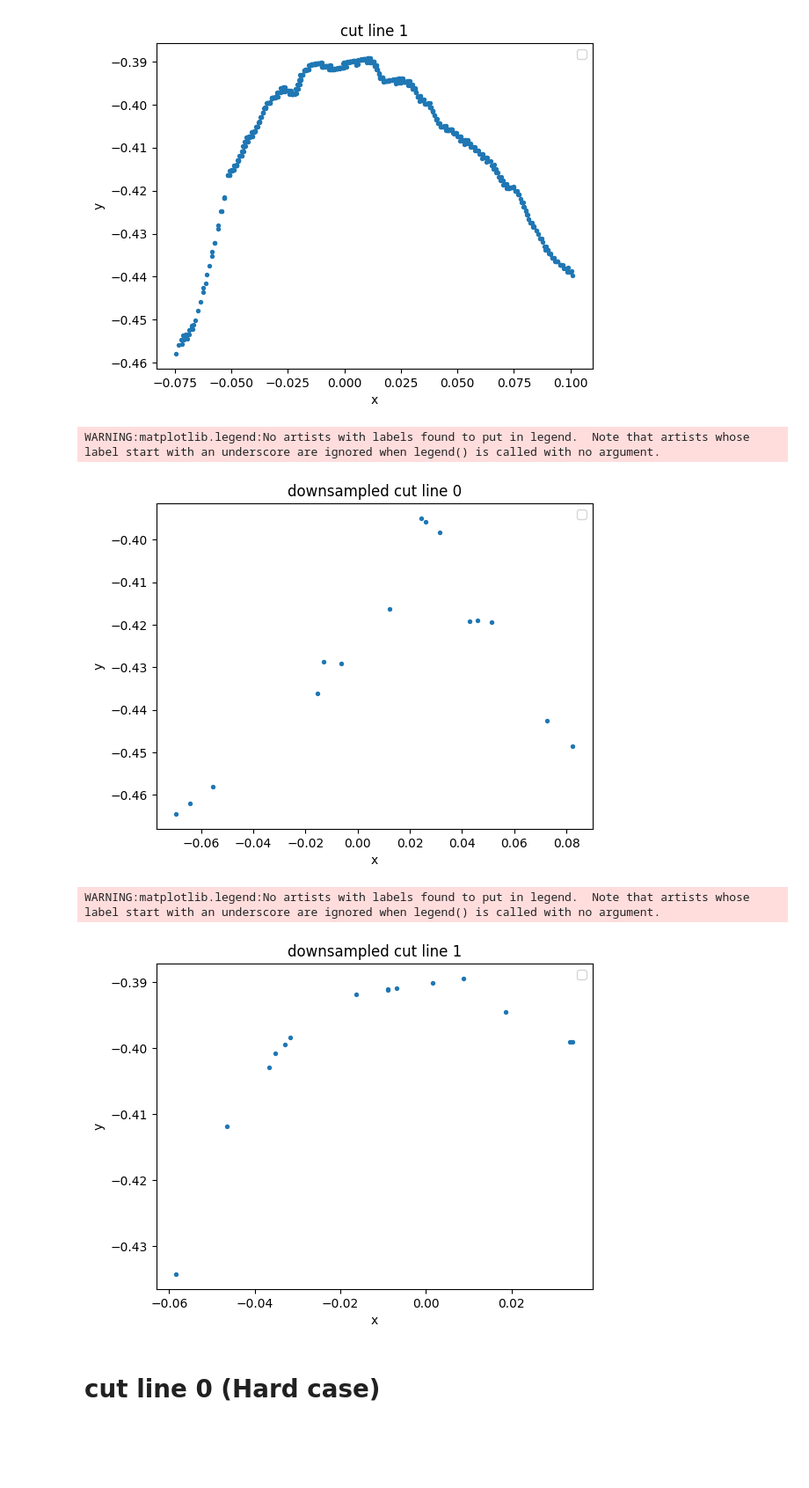
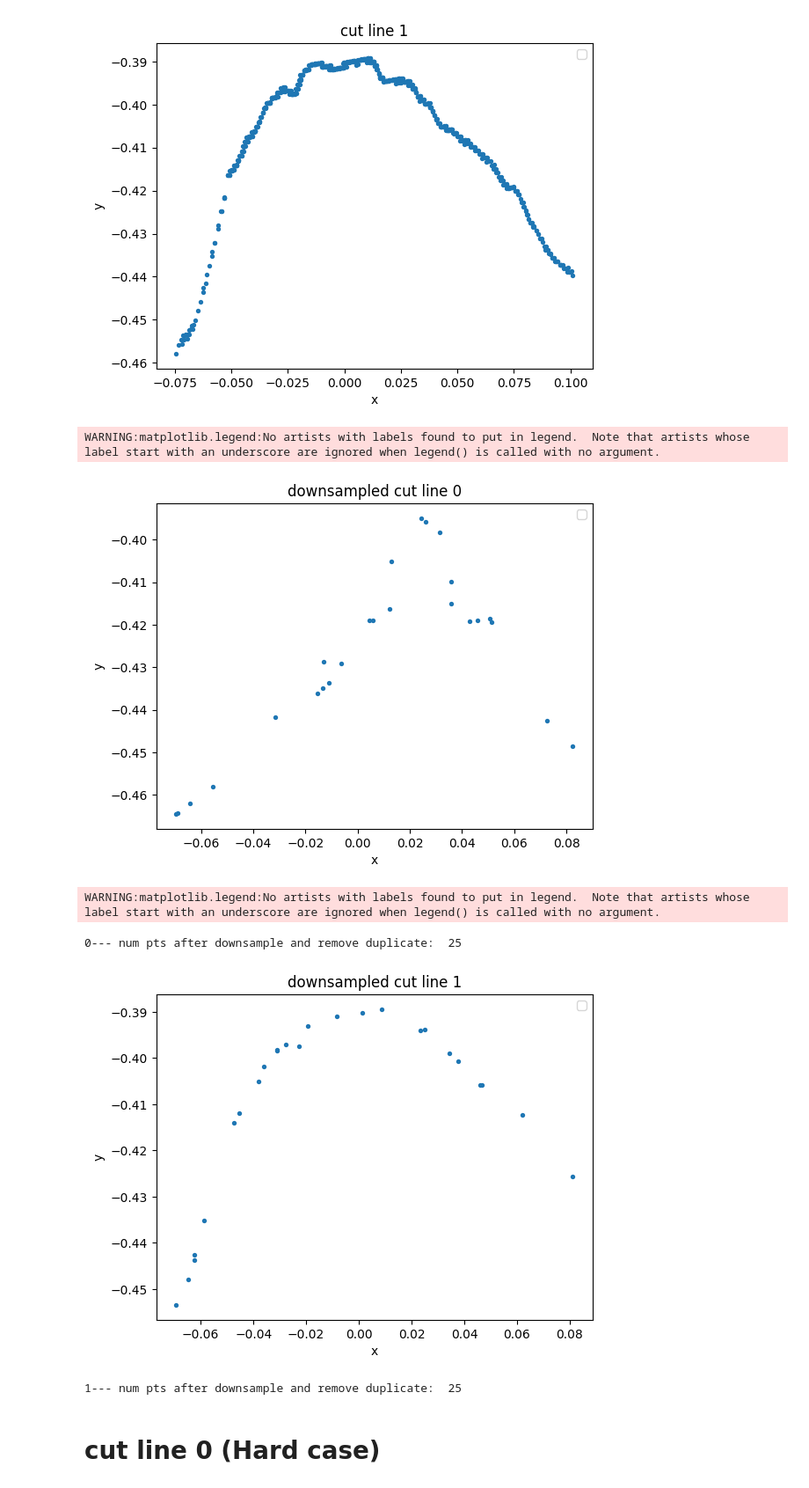
Before and after one commit to HoAdrian/Interp_for_Cut, a Jupyter notebook: cutline_splines_numerical/splines_interp_cut_lines.ipynb, the cells around one changed output. Shown: that part at 88% size. Drawn from its saved outputs; the diff is of its cells as text; code cells hidden in the pictures; blank space fills up the shorter version.

```diff
--- a/cutline_splines_numerical/splines_interp_cut_lines.ipynb
+++ b/cutline_splines_numerical/splines_interp_cut_lines.ipynb
@@ -94,21 +98,27 @@ WARNING:matplotlib.legend:No artists with labels found to put in legend.  Note t
 [figure]
 # %%
 # randomly sample points on each cut line for interpolation later
-num_interp_pts = 15
+##### tune the number of interp points
+num_interp_pts = 25
 np.random.seed(2021)
 pcs_downsampled = []
 for i, pc_filtered in enumerate(pcs_filtered):
   rand_idxs = np.random.randint(low=0, high=len(pc_filtered), size=(num_interp_pts,))
   pc_downsampled = pc_filtered[rand_idxs,:]
+  _,unique_idx = np.unique(pc_downsampled[:,1], return_index=True)
+  pc_downsampled = pc_downsampled[unique_idx,:]
   pcs_downsampled.append(pc_downsampled)
   xs = pc_downsampled[:,0]
   ys = pc_downsampled[:,1]
   plot_2D_points(xs, ys_list=[ys], title=f"downsampled cut line {i}", x_label="x", y_label="y")
+  print(f"{i}--- num pts after downsample and remove duplicate: ", len(pc_downsampled))
 # %% [output]
 WARNING:matplotlib.legend:No artists with labels found to put in legend.  Note that artists whose label start with an underscore are ignored when legend() is called with no argument.
-[figure, old version]
+[figure, new version]
 WARNING:matplotlib.legend:No artists with labels found to put in legend.  Note that artists whose label start with an underscore are ignored when legend() is called with no argument.
+0--- num pts after downsample and remove duplicate:  25
-[figure, old version]
+[figure, new version]
+1--- num pts after downsample and remove duplicate:  25
 # %% [markdown]
 # cut line 0 (Hard case)
 # %%
```
Also changed, not shown: parts of 5 cells of this notebook, 2 other files.
